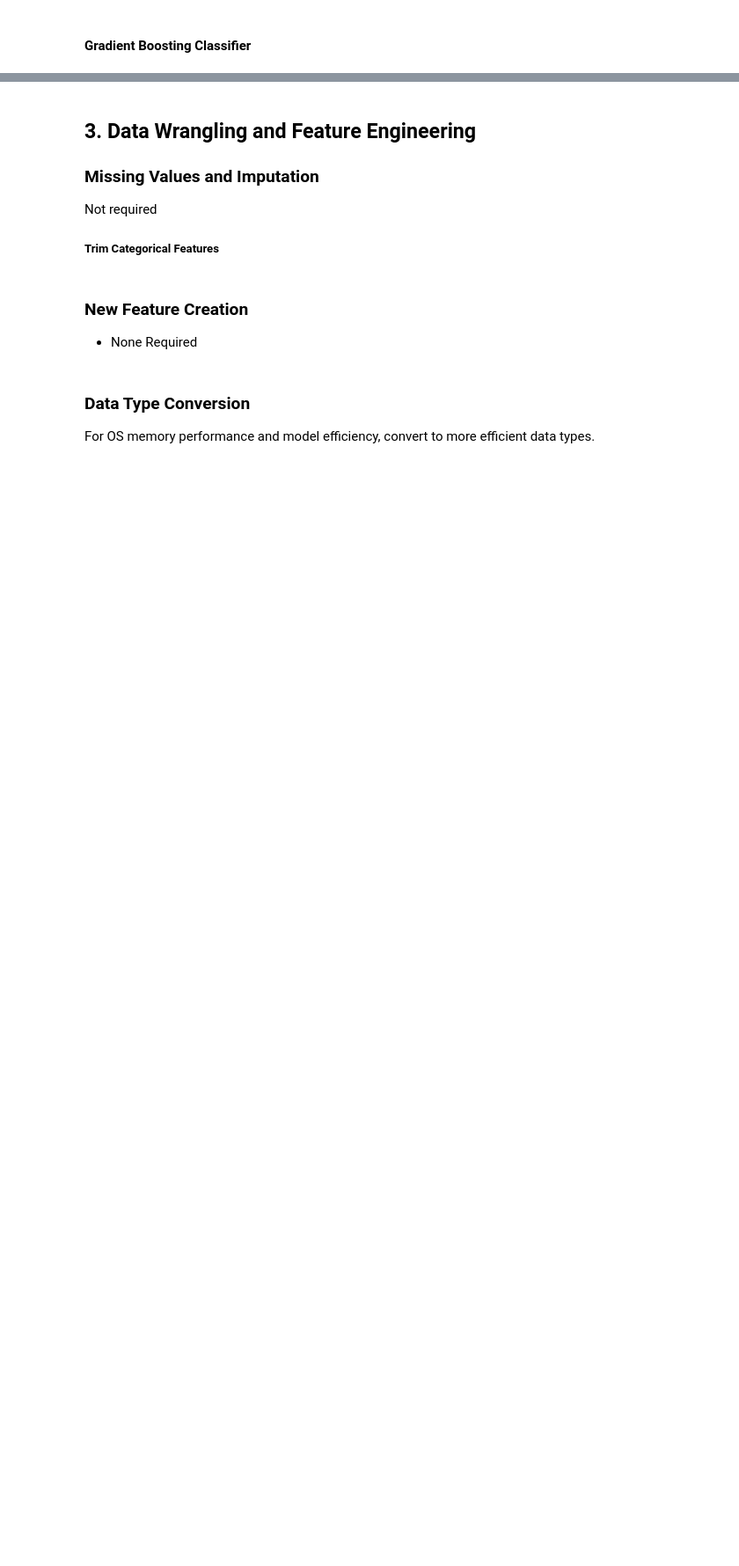
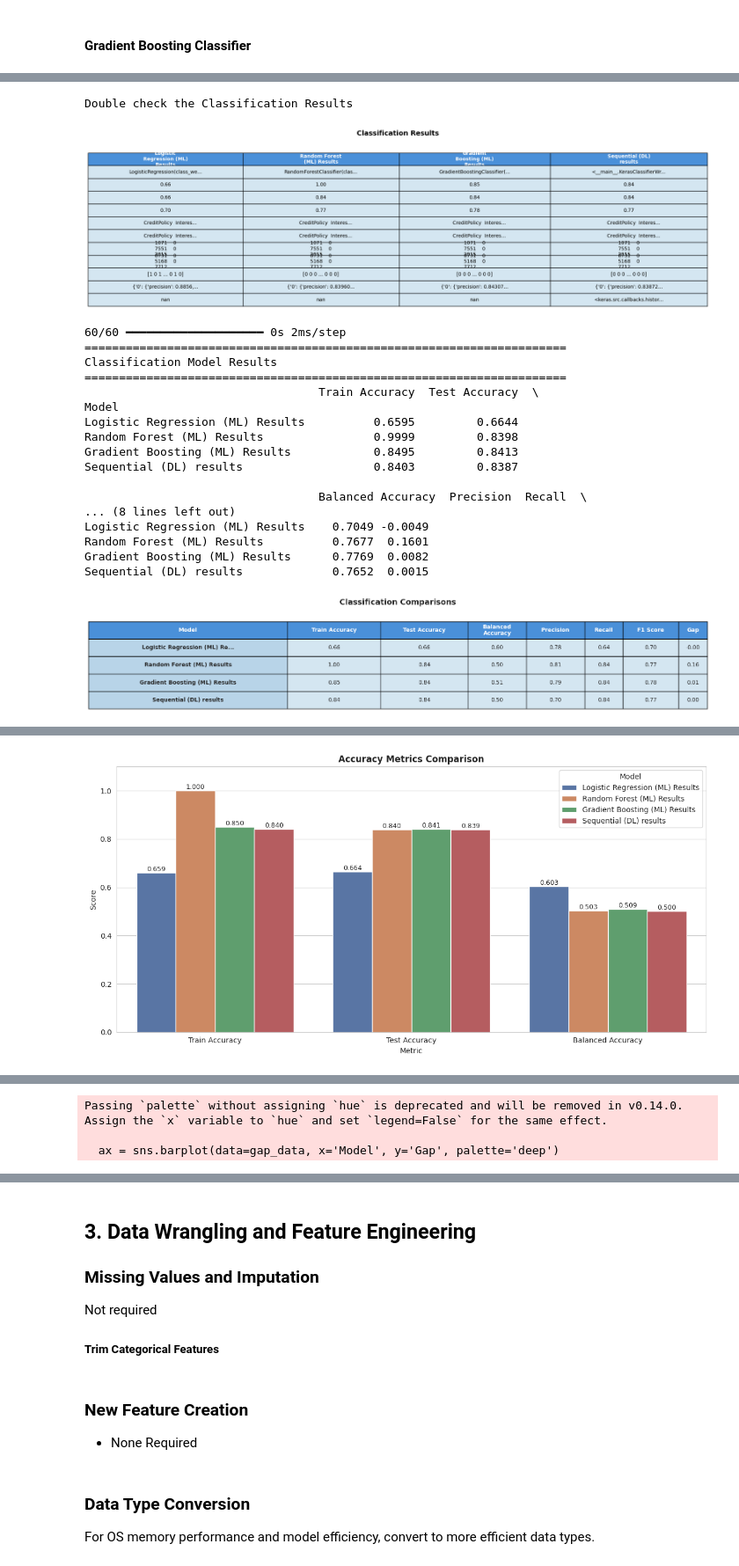
Before and after one commit to juanbucz/FullStackAcademyAICourse, a Jupyter notebook: Assignments/Unit 4/Deep Learning - Unit 4 End Project.ipynb, the cells around one changed output, grey strips where cells are left out. Shown at 88% size. Saved outputs shown, nothing was run; the diff lists cells and outputs as text; code cells hidden in the pictures; blank space fills up the shorter version.

```diff
--- a/Assignments/Unit 4/Deep Learning - Unit 4 End Project.ipynb
+++ b/Assignments/Unit 4/Deep Learning - Unit 4 End Project.ipynb
@@ -1648,0 +2039,38 @@ ApplyCrossValidationClassification(
+# %%
+# Display Comparisons
+
+results_dict = {
+    'Logistic Regression (ML) Results': logisticRegressionResults,
+    'Random Forest (ML) Results': randomForestResults,
+    'Gradient Boosting (ML) Results': gradientBoostingResults,
+    'Sequential (DL) results': sequentialResults
+}
+
+print('Double check the Classification Results')
+df_Results = pd.DataFrame(results_dict)
+DisplayTable(df_Results, 'Classification Results')
+
+CompareClassificationResults(results_dict, title='Classification Model Results')
+print()
+print()
+# %% [output]
+Double check the Classification Results
+[figure, added]
+60/60 ━━━━━━━━━━━━━━━━━━━━ 0s 2ms/step
+======================================================================
+Classification Model Results
+======================================================================
+                                  Train Accuracy  Test Accuracy  \
+Model
+Logistic Regression (ML) Results          0.6595         0.6644
+Random Forest (ML) Results                0.9999         0.8398
+Gradient Boosting (ML) Results            0.8495         0.8413
+Sequential (DL) results                   0.8403         0.8387
+
+                                  Balanced Accuracy  Precision  Recall  \
+... (8 lines left out)
+Logistic Regression (ML) Results    0.7049 -0.0049
+Random Forest (ML) Results          0.7677  0.1601
+Gradient Boosting (ML) Results      0.7769  0.0082
+Sequential (DL) results             0.7652  0.0015
+[figure, added]
@@ -1648,0 +2078 @@ ApplyCrossValidationClassification(
+[figure, added]
@@ -1648,0 +2081,3 @@ ApplyCrossValidationClassification(
+Passing `palette` without assigning `hue` is deprecated and will be removed in v0.14.0. Assign the `x` variable to `hue` and set `legend=False` for the same effect.
+
+  ax = sns.barplot(data=gap_data, x='Model', y='Gap', palette='deep')
```
Also changed, not shown: parts of 13 cells of this notebook.
